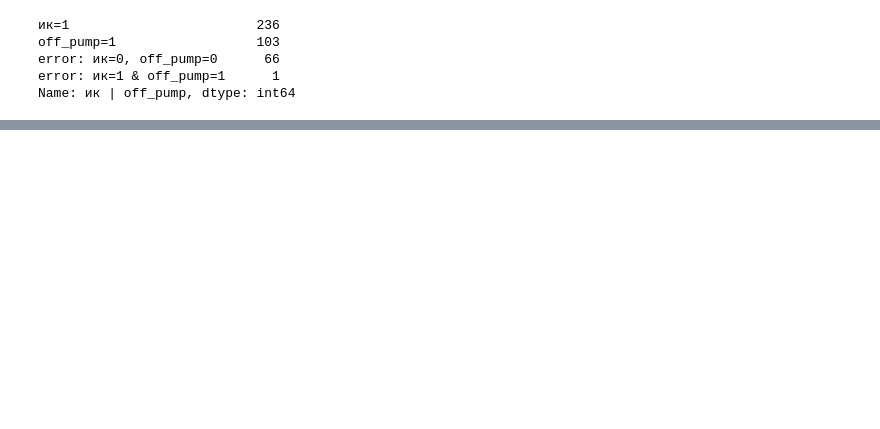
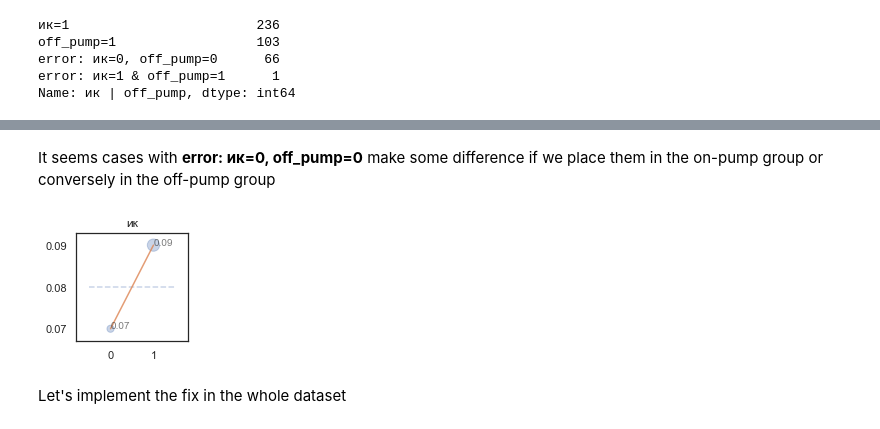
Before and after one commit to oskinm/wound_outcomes, a Jupyter notebook: notebooks/04-oskin-eda.ipynb, the cells around one changed output, grey strips where cells are left out. Drawn from its saved outputs; the diff is of its cells as text; code cells hidden in the pictures; blank space fills up the shorter version.

```diff
--- a/notebooks/04-oskin-eda.ipynb
+++ b/notebooks/04-oskin-eda.ipynb
@@ -67,7 +67,7 @@ cnum = 6
 # Calculate number of rows in a grid
 rnum = round(len(columns)/cnum)+1
 # %%
-def plot_cname_outcome_share(cname, ax):
+def plot_cname_outcome_share(df, cname, ax):
     """plot_cname_outcome(cname, ax) generates plot for `cname` column on `ax` axes"""
     data = df.groupby([cname]).agg(outcome_share=('ИСХОД','mean'),
                                   outcome_sum=('ИСХОД','sum'),
@@ -316,0 +337,9 @@ _ = ax.legend(handles=handles[1:], labels=labels[1:], loc='center left', bbox_to
+# %% [markdown]
+It seems cases with **error: ик=0, off_pump=0** make some difference if we place them in the on-pump group or conversely in the off-pump group
+# %%
+fig, ax = plt.subplots(figsize=(2, 2))
+plot_cname_outcome_share(cabg_fixed, cname='ик', ax=ax)
+# %% [output]
+[figure, added]
+# %% [markdown]
+Let's implement the fix in the whole dataset
```
Also changed, not shown: parts of 11 cells of this notebook.
